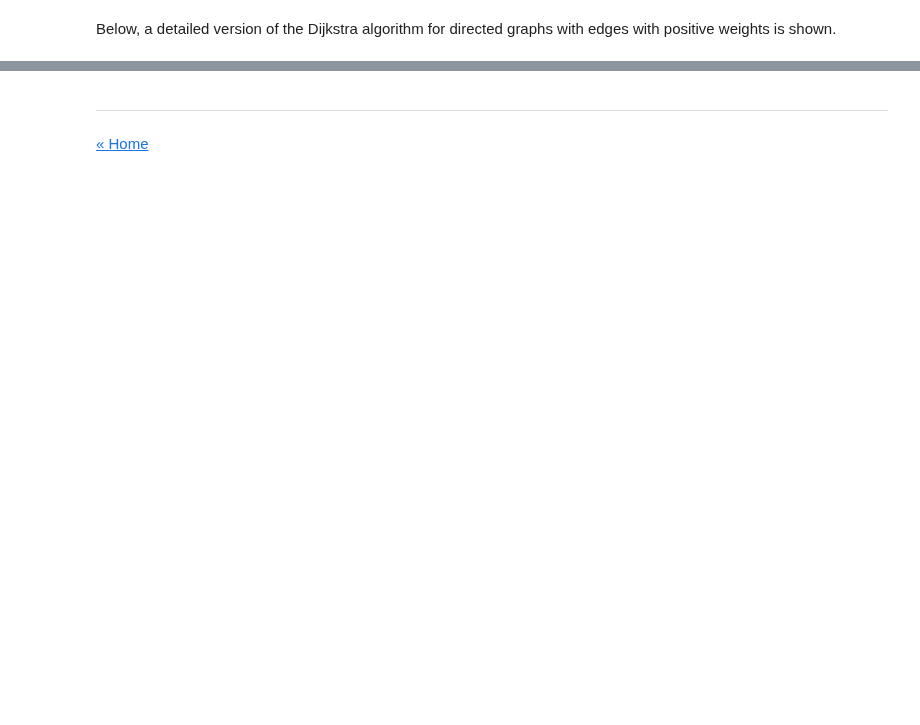
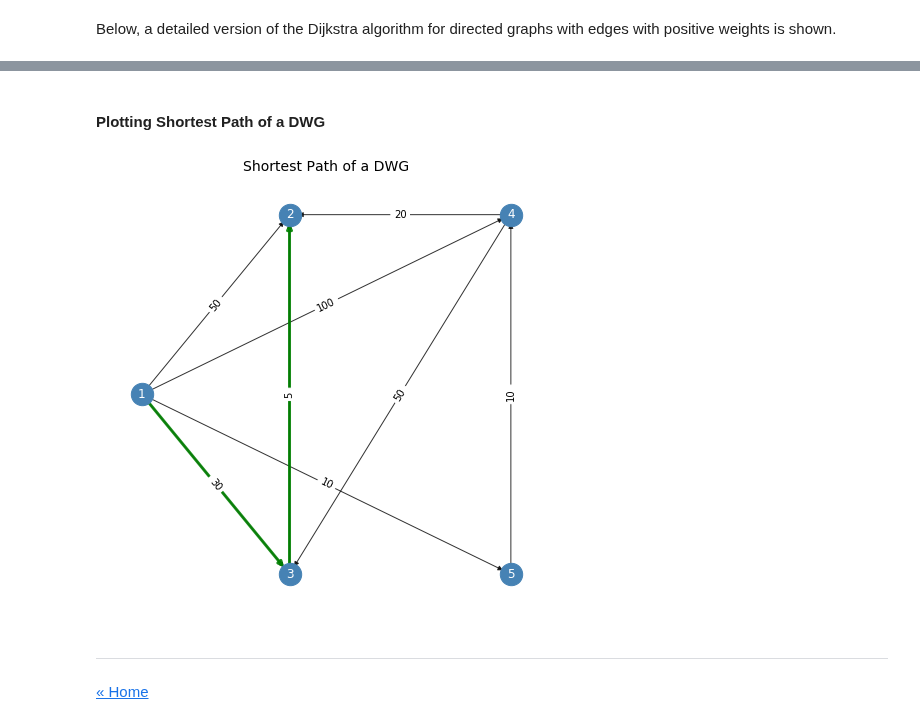
Before and after one commit to ansegura7/Algorithms, a Jupyter notebook: graphs/Graphs.ipynb, the cells around one changed output, grey strips where cells are left out. Cells and saved outputs as stored; diff of their text form; code cells hidden in the pictures; blank space fills up the shorter version.

```diff
--- a/graphs/Graphs.ipynb
+++ b/graphs/Graphs.ipynb
@@ -392,7 +362,8 @@ def get_shortes_path(dwg, source, target, verbose=False):
 # Example of the shortes path calculation from '5' to '2'
 source = '1'
 target = '2'
-get_shortes_path(dwg, source, target, True)
+sp_sol = get_shortes_path(dwg, source, target, True)
+sp_sol
 # %% [output]
 >> curr node: 1 , len: 4
    v: 1 , w: 2 , weigth: 50
@@ -409 +380,3 @@ get_shortes_path(dwg, source, target, True)
 {'path': ['1', '3', '2'], 'weight': 35}
+# %% [markdown]
+#### Plotting Shortest Path of a DWG
@@ -410,3 +393,31 @@ get_shortes_path(dwg, source, target, True)
+# %%
+# Nodes labels
+labels = {}
+for n in dwg.nodes():
+    labels[n] = n
+
+# Edges labels
+weights = {}
+for s, t, w in edges:
+    weights[(s, t)] = w
+
+sp_edges = []
+for i in range(len(sp_sol['path']) - 1):
+    e = (sp_sol['path'][i], sp_sol['path'][i+1])
+    sp_edges.append(e)
+
+# Plot Directed Weighted Graph
+plt.rcParams["figure.figsize"] = [8, 8]
+nx.draw_networkx_nodes(dwg, pos, nodelist=dwg.nodes(), node_color='steelblue', node_size=500, alpha=1)
+nx.draw_networkx_edges(dwg, pos, edgelist=dwg.edges(), width=1, alpha=0.8, edge_color='black')
+nx.draw_networkx_edges(dwg, pos, edgelist=sp_edges,    width=3, alpha=0.9, edge_color='green')
+nx.draw_networkx_labels(dwg, pos, labels, font_size=12, font_color='w')
+nx.draw_networkx_edge_labels(dwg, pos, edge_labels=weights, font_color='black')
+plt.title('Shortest Path of a DWG', fontsize=14)
+plt.axis('off')
+plt.show()
+# %% [output]
+[figure, added]
 # %% [markdown]
 ---
 <a href="https://ansegura7.github.io/Algorithms/">« Home</a>
```
Also changed, not shown: parts of 19 cells of this notebook, 2 other files.
